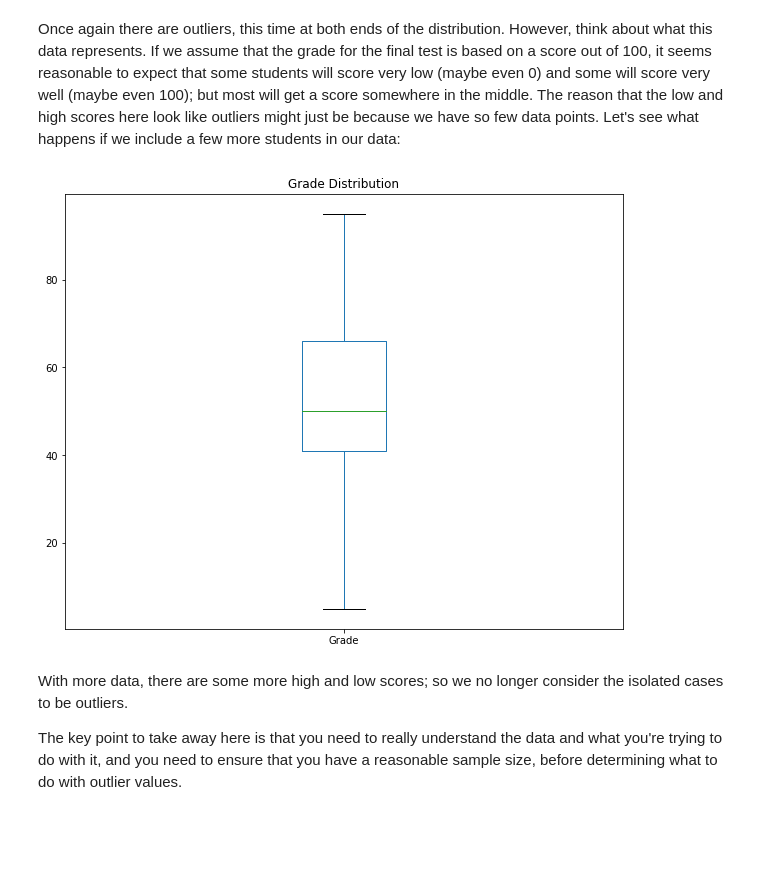
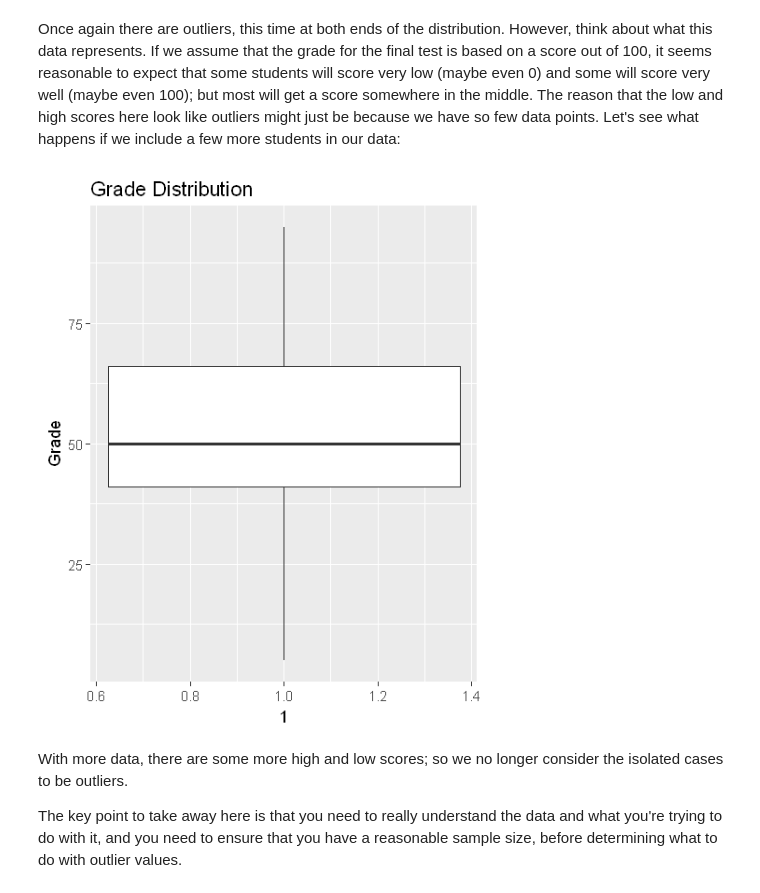
Before and after one commit to rsmct2011/Essential-Math-R, a Jupyter notebook: Module04/04-02-Statistics Fundamentals.ipynb, the cells around one changed output. Drawn from its saved outputs; the diff is of its cells as text; code cells hidden in the pictures; blank space fills up the shorter version.

```diff
--- a/Module04/04-02-Statistics Fundamentals.ipynb
+++ b/Module04/04-02-Statistics Fundamentals.ipynb
@@ -426,18 +404,16 @@ plt.show()
 # %% [markdown]
 Once again there are outliers, this time at both ends of the distribution. However, think about what this data represents. If we assume that the grade for the final test is based on a score out of 100, it seems reasonable to expect that some students will score very low (maybe even 0) and some will score very well (maybe even 100); but most will get a score somewhere in the middle.  The reason that the low and high scores here look like outliers might just be because we have so few data points. Let's see what happens if we include a few more students in our data:
 # %%
-%matplotlib inline
-import pandas as pd
-from matplotlib import pyplot as plt
+df7 = data.frame(Name = c('Dan', 'Joann', 'Pedro', 'Rosie', 'Ethan', 'Vicky',
+                          'Frederic', 'Jimmie', 'Rhonda', 'Giovanni', 'Francesca',
+                          'Rajab', 'Naiyana', 'Kian', 'Jenny'),
+                Grade = c(50,50,46,95,50,5,57,42,26,72,78,60,40,17,85))
 
-df = pd.DataFrame({'Name': ['Dan', 'Joann', 'Pedro', 'Rosie', 'Ethan', 'Vicky', 'Frederic', 'Jimmie', 'Rhonda', 'Giovanni', 'Francesca', 'Rajab', 'Naiyana', 'Kian', 'Jenny'],
-                   'Grade':[50,50,46,95,50,5,57,42,26,72,78,60,40,17,85]})
-
-# Plot a box-whisker chart
-df['Grade'].plot(kind='box', title='Grade Distribution', figsize=(10,8))
-plt.show()
+ggplot(df7, aes(x = 1, y = Grade)) +
+      geom_boxplot() +
+      ggtitle('Grade Distribution')
 # %% [output]
-[figure, old version]
+[figure, new version]
 # %% [markdown]
 With more data, there are some more high and low scores; so we no longer consider the isolated cases to be outliers.
 
```
Also changed, not shown: parts of 21 cells of this notebook.
